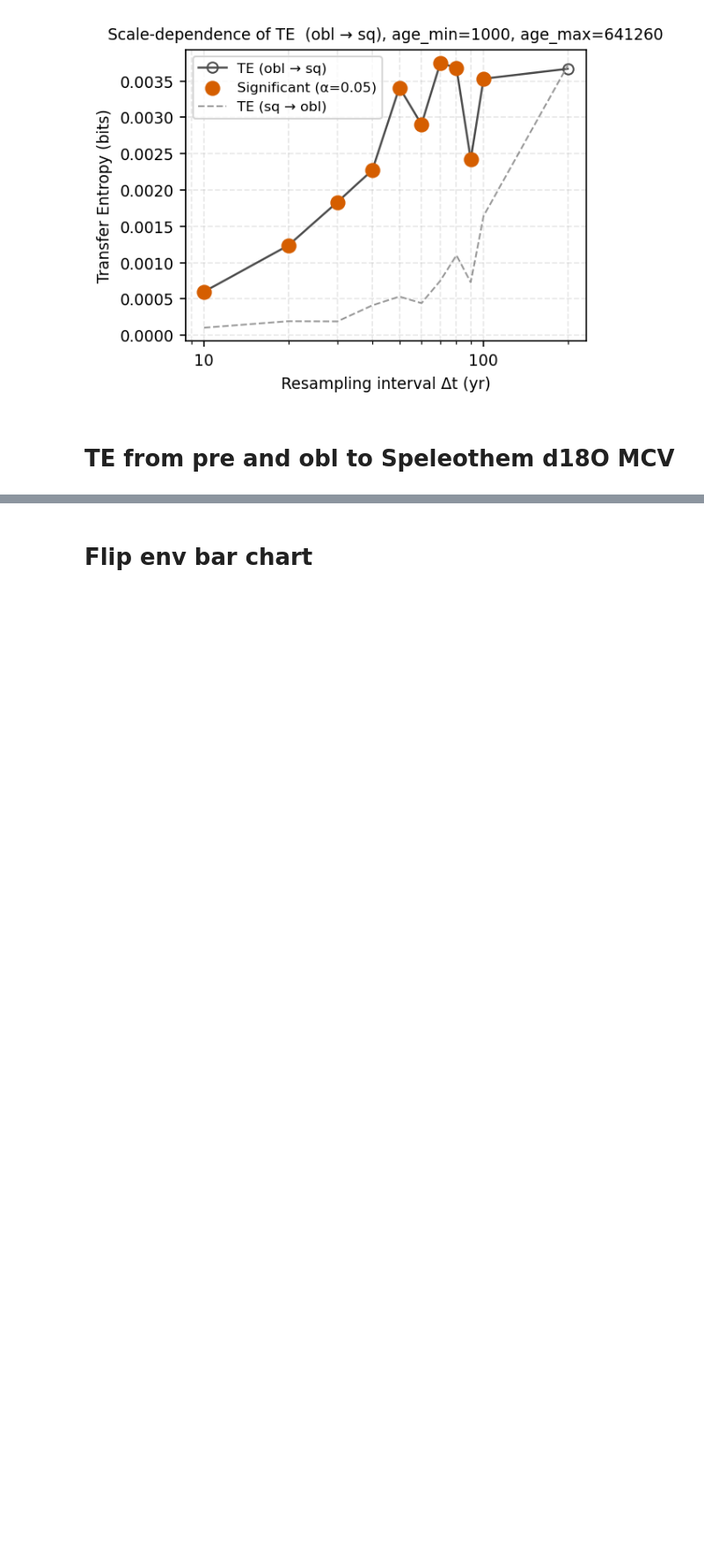
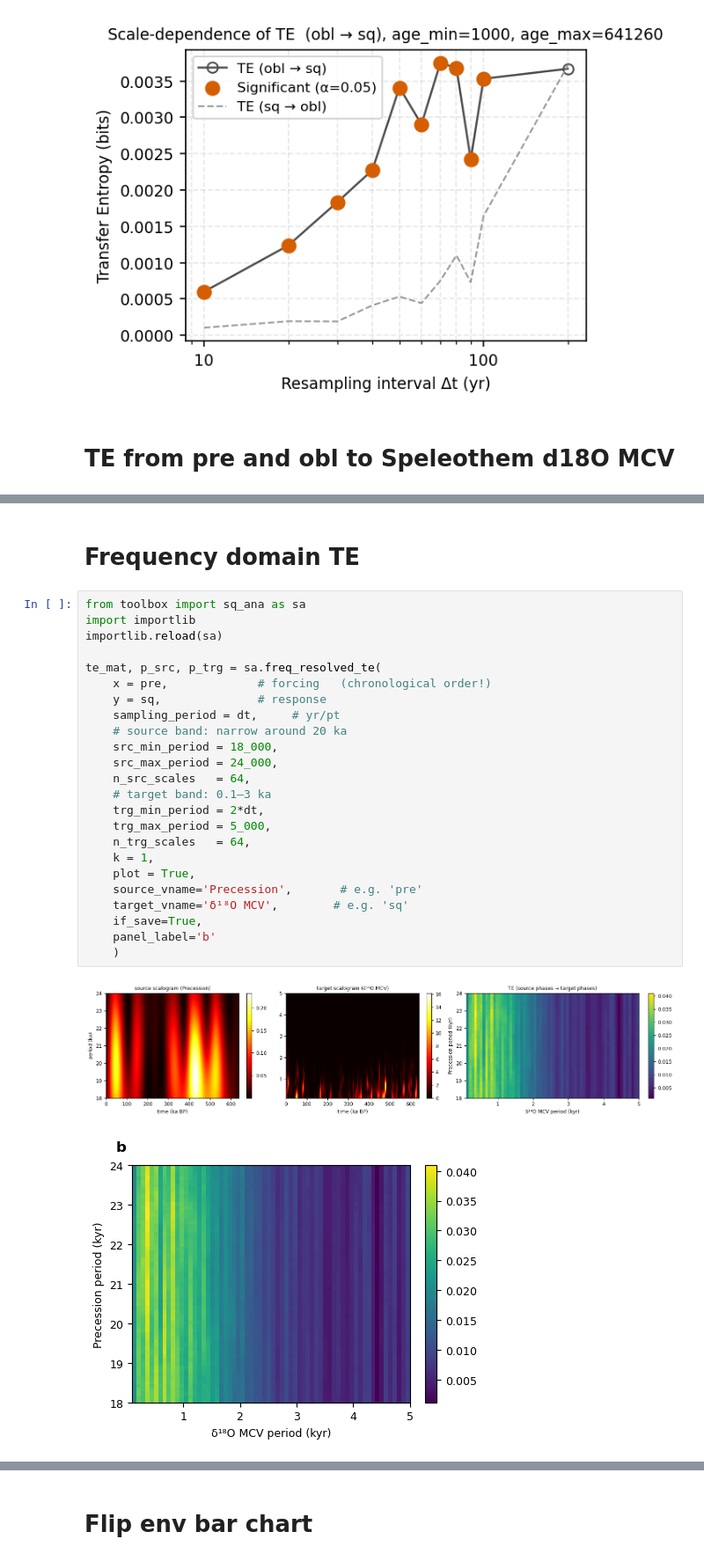
Before and after one commit to Peisong-Zheng/bipolar_seesaw_CCM, a Jupyter notebook: TE_speleothem_d18O.ipynb, the cells around one changed output, grey strips where cells are left out. Shown at 88% size. Saved outputs shown, nothing was run; the diff lists cells and outputs as text; blank space fills up the shorter version.

```diff
--- a/TE_speleothem_d18O.ipynb
+++ b/TE_speleothem_d18O.ipynb
@@ -339,3 +339,32 @@ True
 [ 89.14415495  89.14415495  89.14415495 ... 103.1540622  103.1306849
  103.1195243 ]
 [figure]
+# %% [markdown]
+# Frequency domain TE
+# %%
+from toolbox import sq_ana as sa
+import importlib
+importlib.reload(sa)
+
+te_mat, p_src, p_trg = sa.freq_resolved_te(
+    x = pre,             # forcing   (chronological order!)
+    y = sq,              # response
+    sampling_period = dt,     # yr/pt
+    # source band: narrow around 20 ka
+    src_min_period = 18_000,
+    src_max_period = 24_000,
+    n_src_scales   = 64,
+    # target band: 0.1–3 ka
+    trg_min_period = 2*dt,
+    trg_max_period = 5_000,
+    n_trg_scales   = 64,
+    k = 1,
+    plot = True,
+    source_vname='Precession',       # e.g. 'pre'
+    target_vname='δ¹⁸O MCV',        # e.g. 'sq'
+    if_save=True,
+    panel_label='b'
+    )
+# %% [output]
+[figure, added]
+[figure, added]
```
Also changed, not shown: parts of 5 cells of this notebook, 13 other files.
